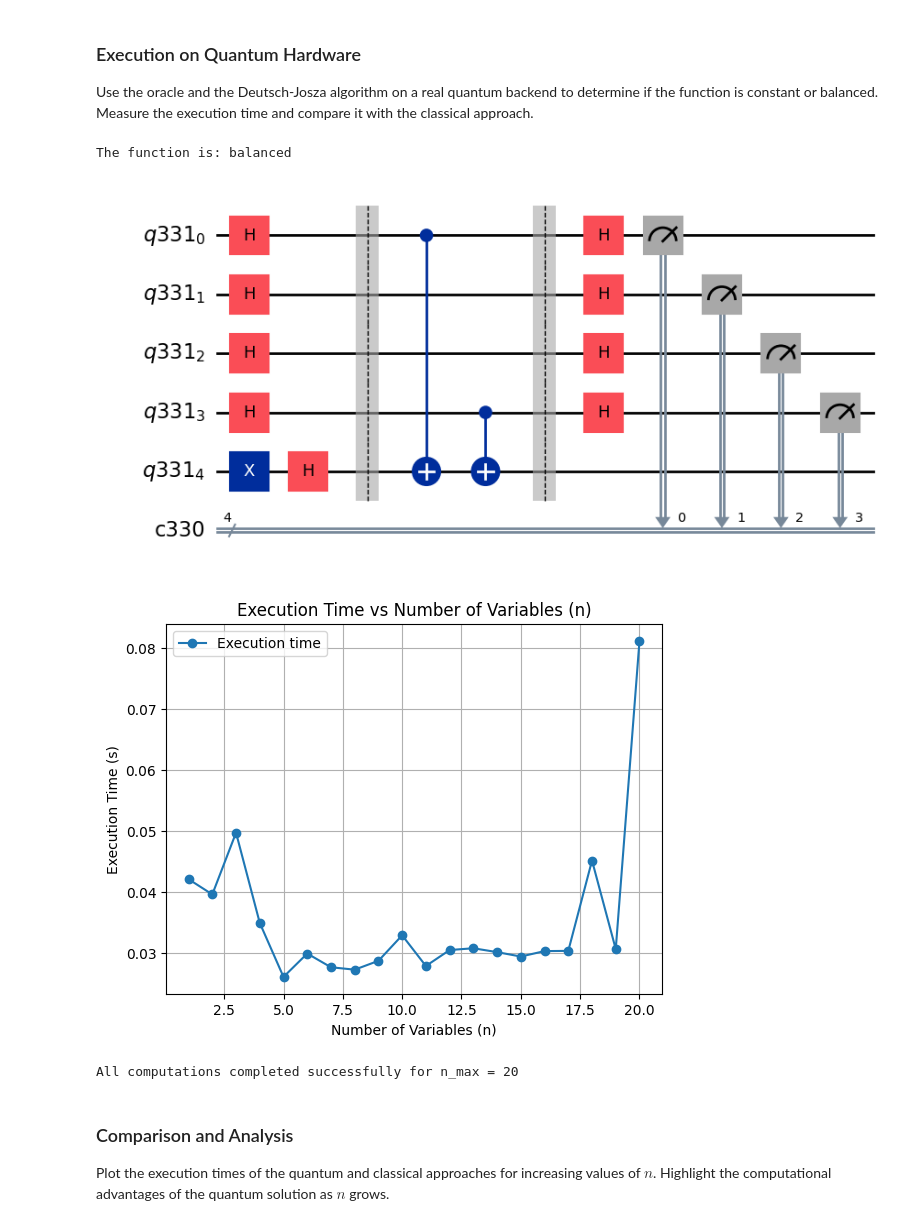
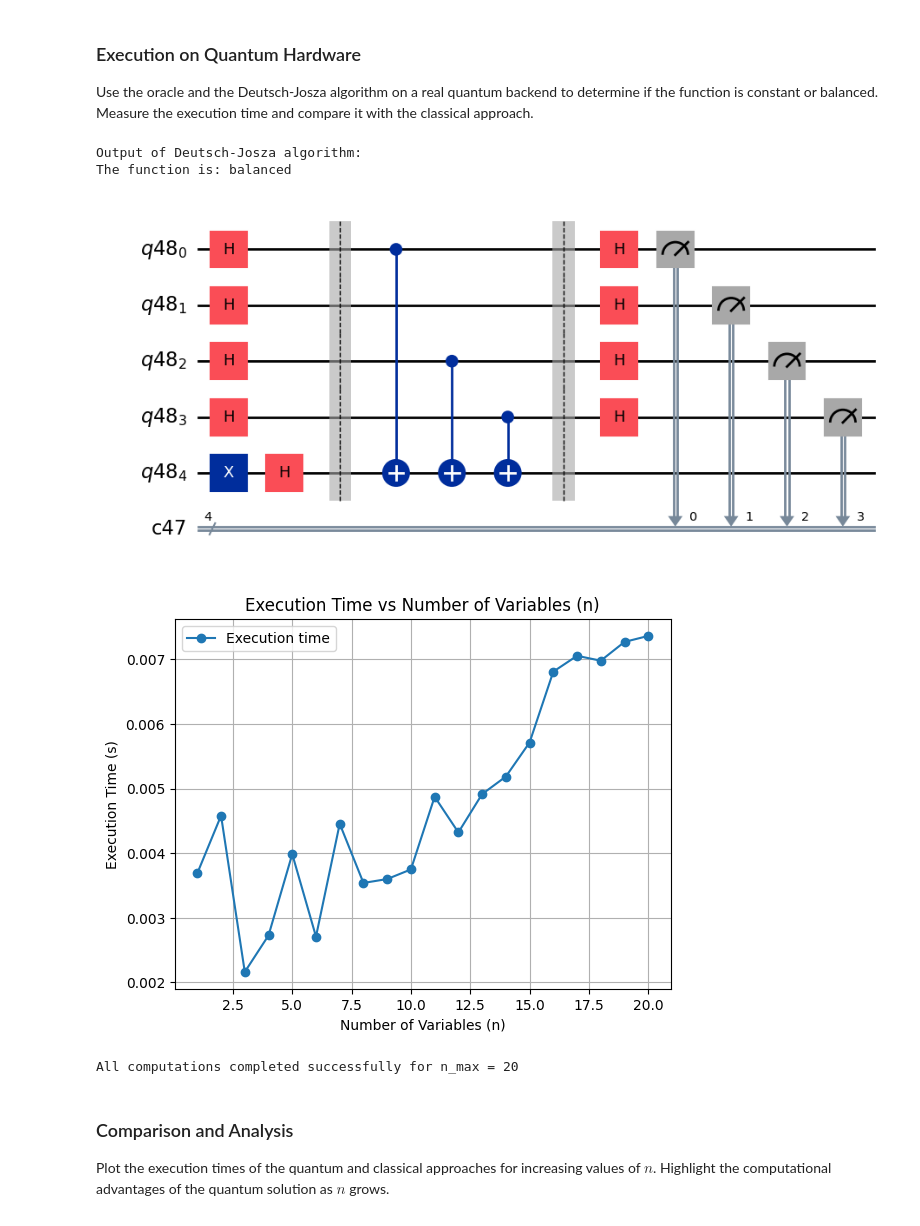
Before and after one commit to FedericoSantona/QiskitProject, a Jupyter notebook: Detusch_Grover.ipynb, the cells around one changed output. Cells and saved outputs as stored; diff of their text form; code cells hidden in the pictures.

```diff
--- a/Detusch_Grover.ipynb
+++ b/Detusch_Grover.ipynb
@@ -218,38 +218,39 @@ def deutsch_jozsa_algorithm(c, L):
     circuit.h(range(n))
     circuit.measure(range(n), range(n))
 
-    # Use the Sampler to get the quasi-probability distribution
+    # Use the Sampler to get the result of the measurement
     result = SamplerV2().run([circuit]).result()
-    counts = result[0].join_data().get_counts()  # Get combined counts
+    counts = result[0].join_data().get_counts()
 
-    # Plot histogram for visualization
-    plot_histogram(counts)
-
-    # Step 5: Determine if the function is constant or balanced
-    zero_state = "0" * n  # "000...0" for n qubits
-    zero_count = counts.get(zero_state, 0)  # Extract count of "000...0"
+    zero_state = "0" * n   # |0...0⟩ state
+    zero_count = counts.get(zero_state, 0)
     total_counts = sum(counts.values())
 
-    # If |0...0⟩ has nearly 100% counts, function is constant; otherwise, it is balanced
-    result_str = "constant" if zero_count / total_counts > 0.99 else "balanced"
+    # If |0...0⟩ has nearly 100% counts, function is constant, otherwise it is balanced
+    if zero_count / total_counts > 0.9:
+        result_str = "constant"
+    else:
+        result_str = "balanced"
 
     return circuit, result_str
 # %%
 # Define oracle parameters:
 c = 1  # c=1 for a balanced function, c=0 for a constant function
-L = [1, 0, 0, 1]  # Binary array indicating which qubits affect the XOR operation
+L = [1, 0, 1, 1]  # Binary array indicating which qubits affect the XOR operation
 
 # Run the Deutsch-Josza algorithm
 circuit, result = deutsch_jozsa_algorithm(c, L)
 
 # Output the result
+print("Output of Deutsch-Josza algorithm:")
 print("The function is:", result)
 
 # Draw the circuit
 circuit.draw("mpl")
 # %% [output]
+Output of Deutsch-Josza algorithm:
 The function is: balanced
-[figure, old version]
+[figure, new version]
 # %%
 def measure_execution_time_quantum(n_max):
     """
@@ -291,7 +292,7 @@ if infeasible_n != -1:
 else:
     print("All computations completed successfully for n_max =", n_max)
 # %% [output]
-[figure, old version]
+[figure, new version]
 All computations completed successfully for n_max = 20
 # %% [markdown]
 ### Comparison and Analysis
```
Also changed, not shown: parts of 2 cells of this notebook.
